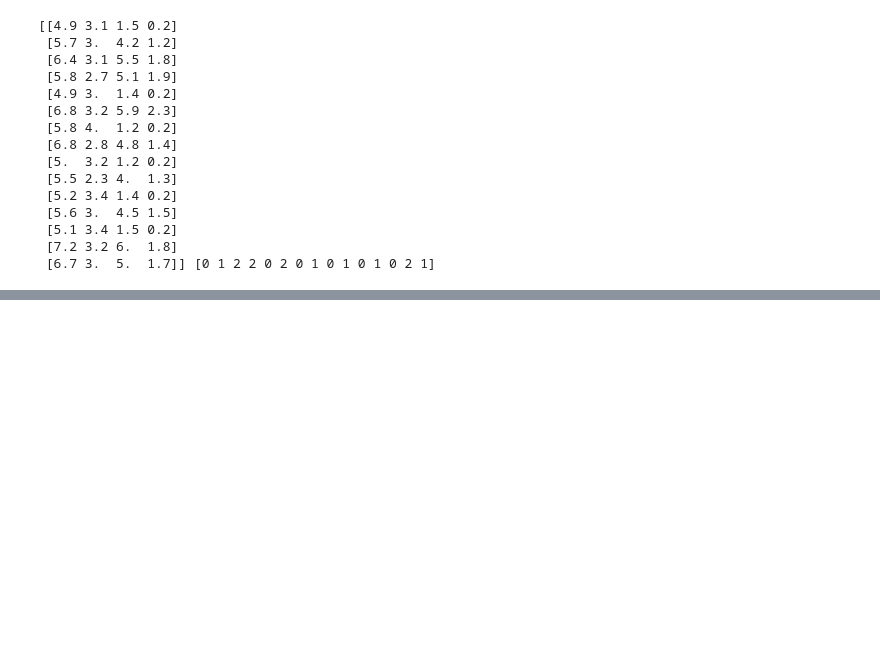
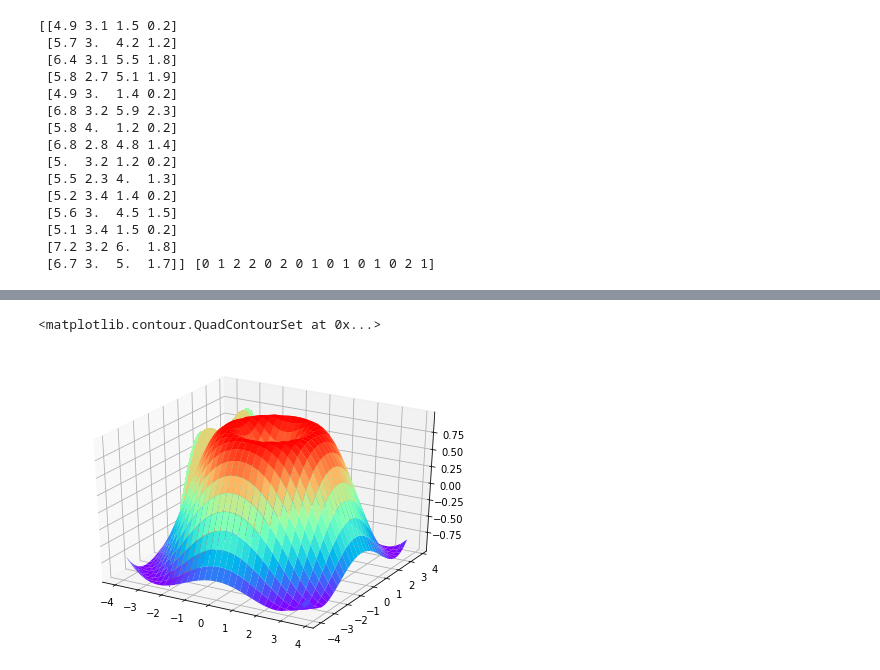
Before and after one commit to kitsune-exe/AI19_ML, a Jupyter notebook: Untitled.ipynb, the cells around one changed output, grey strips where cells are left out. Cells and saved outputs as stored; diff of their text form; code cells hidden in the pictures; blank space fills up the shorter version.

```diff
--- a/Untitled.ipynb
+++ b/Untitled.ipynb
@@ -41,0 +42,17 @@ print(valid_x, valid_y)
+# %%
+import numpy as np
+import  matplotlib.pyplot as plt
+from mpl_toolkits.mplot3d import Axes3D
+
+fig = plt.figure()
+ax = Axes3D(fig)
+X = np.arange(-4, 4, 0.25)
+Y = np.arange(-4, 4, 0.25)
+X, Y = np.meshgrid(X, Y)
+R = np.sqrt(X ** 2 + Y ** 2)
+Z = np.sin(R)
+ax.plot_surface(X, Y, Z, rstride=1, cstride=1, cmap=plt.get_cmap('rainbow'))
+ax.contourf(X, Y, Z, zdir='x', offset=-2, cmap=plt.get_cmap('rainbow'))
+# %% [output]
+<matplotlib.contour.QuadContourSet at 0x...>
+[figure, added]
```
Also changed, not shown: parts of 3 cells of this notebook, 1 other file.
